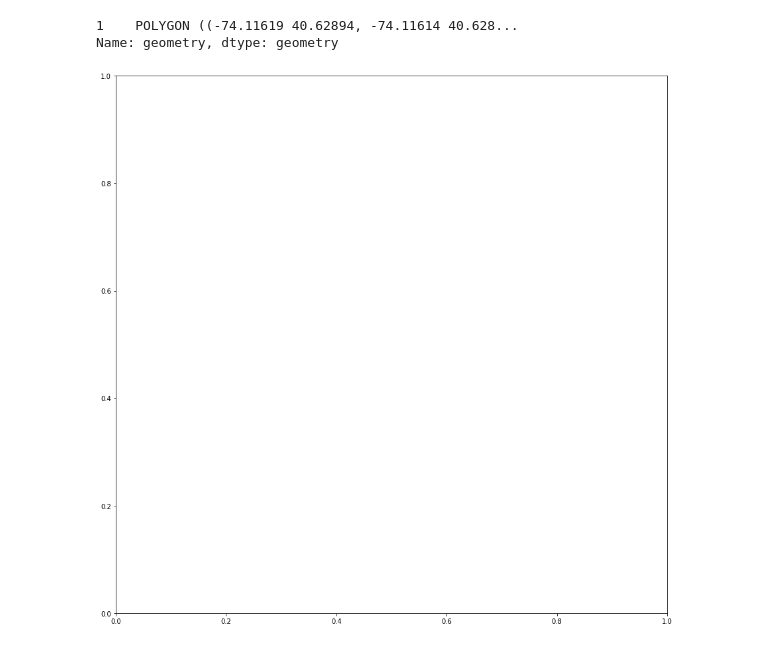
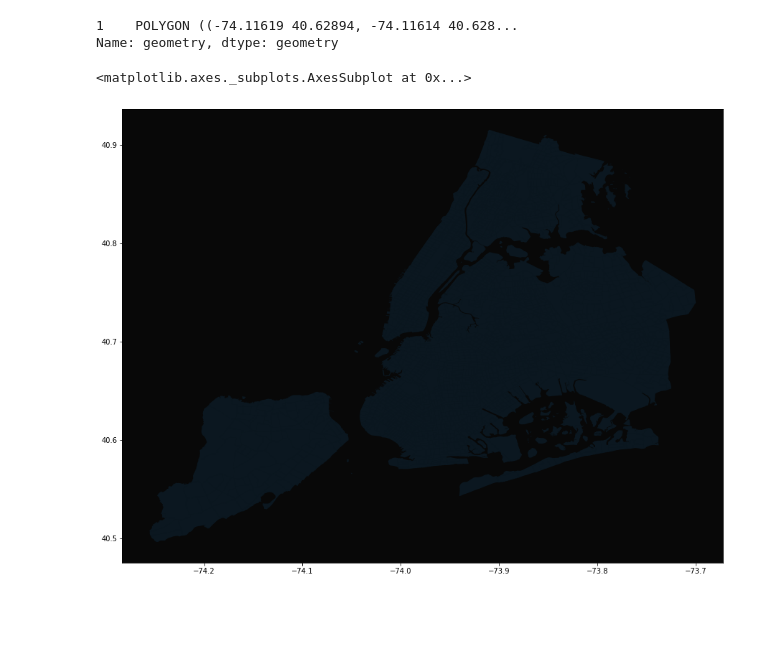
Before and after one commit to xuyuji9000/jupyter-playground, a Jupyter notebook: load-shape-file/visualize-shape.ipynb, the cells around one changed output. Saved outputs shown, nothing was run; the diff lists cells and outputs as text; code cells hidden in the pictures; blank space fills up the shorter version.

```diff
--- a/load-shape-file/visualize-shape.ipynb
+++ b/load-shape-file/visualize-shape.ipynb
@@ -21,6 +19,8 @@ print(street_map.head(3).iloc[1:2,11:12]['geometry'])
 Name: geometry, dtype: geometry
 # %%
 fig,ax = plt.subplots(figsize = (15, 15))
+ax.set_facecolor('#080808')
 street_map.plot(ax=ax, alpha=0.14)
 # %% [output]
+<matplotlib.axes._subplots.AxesSubplot at 0x...>
-[figure, old version]
+[figure, new version]
```
Also changed, not shown: parts of 1 cell of this notebook.
